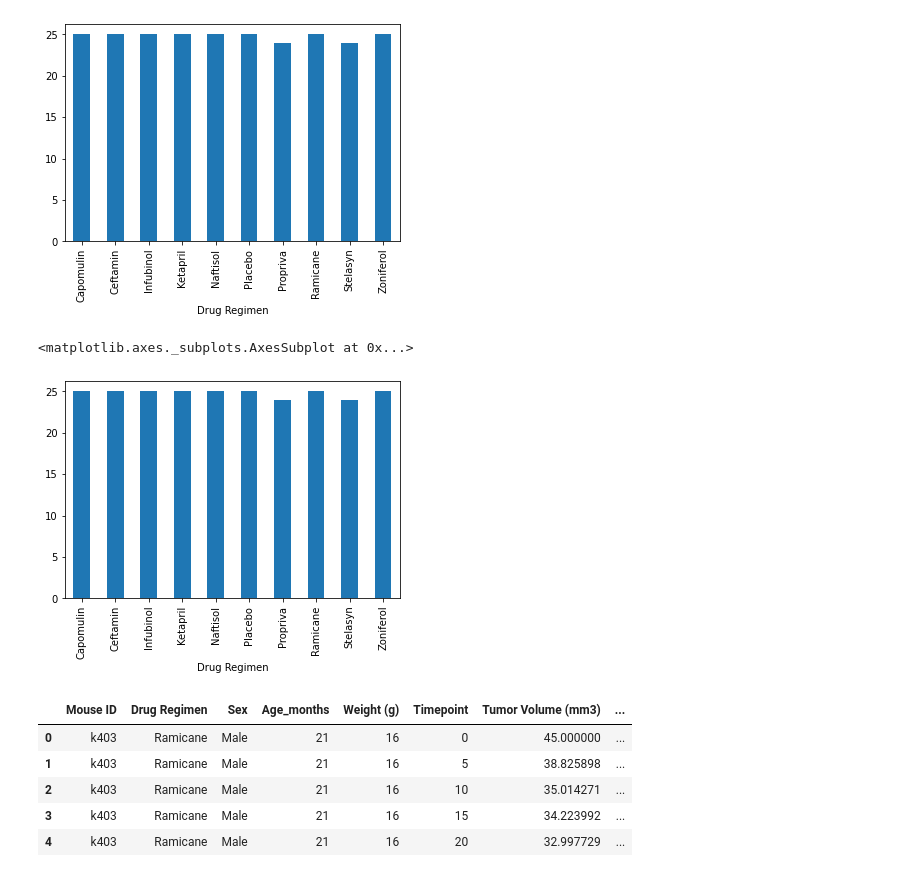
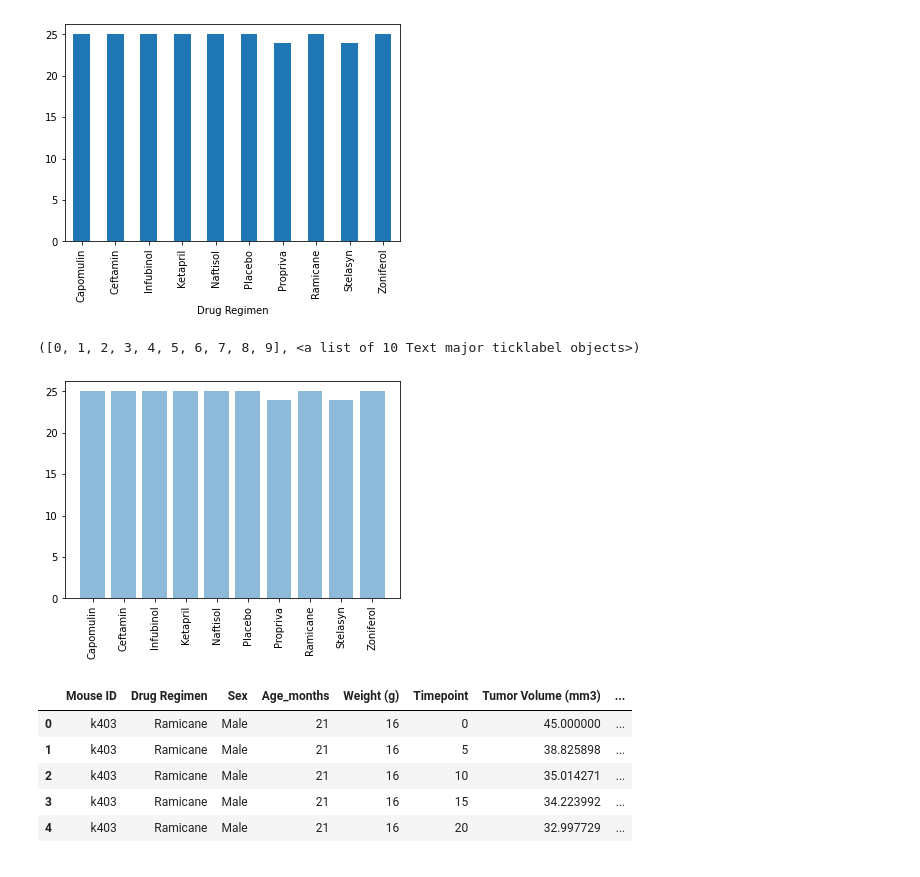
Before and after one commit to schoo424/Matplotlib_Challenge, a Jupyter notebook: pymaceuticals_starter.ipynb, the cells around one changed output. Cells and saved outputs as stored; diff of their text form; code cells hidden in the pictures.

```diff
--- a/pymaceuticals_starter.ipynb
+++ b/pymaceuticals_starter.ipynb
@@ -142,10 +156,12 @@ plt.show()
 # %%
 # Generate a bar plot showing the total number of unique mice tested on each drug regimen using pyplot.
 
-num_mice_tested.plot(kind = 'bar')
+
+plt.bar(num_mice_tested.index.values, num_mice_tested, alpha=0.5, align="center")
+plt.xticks(rotation = 90)
 # %% [output]
-<matplotlib.axes._subplots.AxesSubplot at 0x...>
+([0, 1, 2, 3, 4, 5, 6, 7, 8, 9], <a list of 10 Text major ticklabel objects>)
-[figure, old version]
+[figure, new version]
 # %%
 # Generate a pie plot showing the distribution of female versus male mice using pandas
 
```
Also changed, not shown: parts of 11 cells of this notebook.
